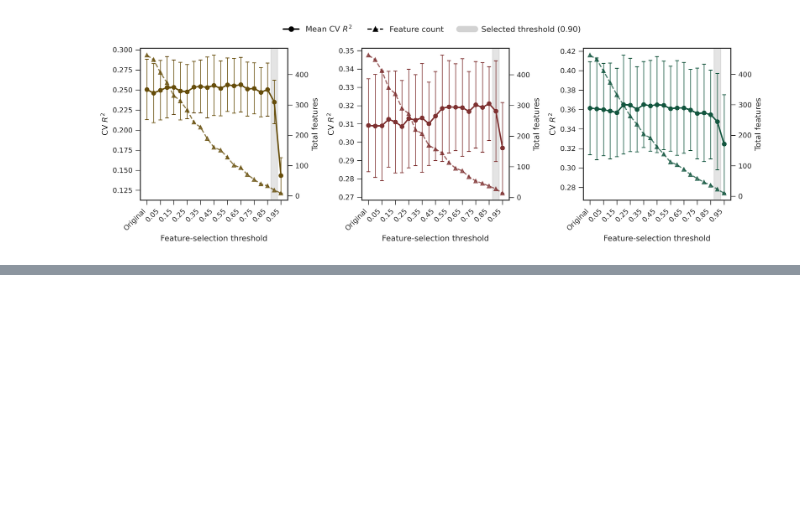
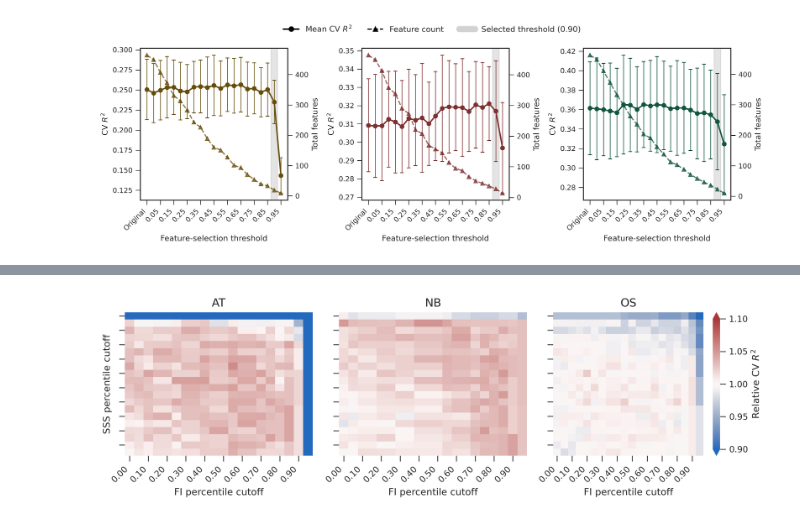
Before and after one commit to ih-11/regression, a Jupyter notebook: notebooks/model_retention.ipynb, the cells around one changed output, grey strips where cells are left out. Cells and saved outputs as stored; diff of their text form; code cells hidden in the pictures; blank space fills up the shorter version.

```diff
--- a/notebooks/model_retention.ipynb
+++ b/notebooks/model_retention.ipynb
@@ -1112,0 +1221,39 @@ display(cutoff_grid_cv_df.head())
+# %%
+# ============================================
+# FI × SSS cutoff landscape
+# Relative predictive performance
+# ============================================
+
+cutoff_grid_cv_df["FI_cutoff"] = cutoff_grid_cv_df["FI_cutoff"].round(2)
+cutoff_grid_cv_df["SSS_cutoff"] = cutoff_grid_cv_df["SSS_cutoff"].round(2)
+
+baseline = cutoff_grid_cv_df.loc[
+    (cutoff_grid_cv_df["FI_cutoff"] == 0) & (cutoff_grid_cv_df["SSS_cutoff"] == 0),
+    ["Species", "CV_R2"],
+].set_index("Species")["CV_R2"]
+
+cutoff_grid_cv_df["Relative_CV_R2"] = cutoff_grid_cv_df["CV_R2"] / cutoff_grid_cv_df["Species"].map(baseline)
+
+vmin, vmax = 0.90, 1.10
+fig, axes = plt.subplots(1, 3, figsize=(10, 3.2), dpi=_PLOT_CFG["dpi"], sharex=True, sharey=True)
+
+for ax, species_key in zip(axes, SPECIES):
+    species = SPECIES_INFO[species_key]["label"]
+    temp = cutoff_grid_cv_df.loc[cutoff_grid_cv_df["Species"] == species]
+    mat = temp.pivot(index="SSS_cutoff", columns="FI_cutoff", values="Relative_CV_R2").sort_index(ascending=False)
+
+    sns.heatmap(
+        mat, cmap="vlag", center=1, vmin=vmin, vmax=vmax, ax=ax,
+        cbar=ax is axes[-1], cbar_kws={"label": "Relative CV $R^2$", "extend": "both"} if ax is axes[-1] else None,
+    )
+
+    ax.set_title(species)
+    ax.set_xlabel("FI percentile cutoff")
+    ax.set_ylabel("SSS percentile cutoff" if ax is axes[0] else "")
+    ax.set_xticklabels([f"{float(x.get_text()):.2f}" for x in ax.get_xticklabels()], rotation=45, ha="right")
+    ax.set_yticklabels([f"{float(y.get_text()):.2f}" for y in ax.get_yticklabels()], rotation=0)
+
+plt.tight_layout()
+plt.show()
+# %% [output]
+[figure, added]
```
Also changed, not shown: parts of 6 cells of this notebook.
